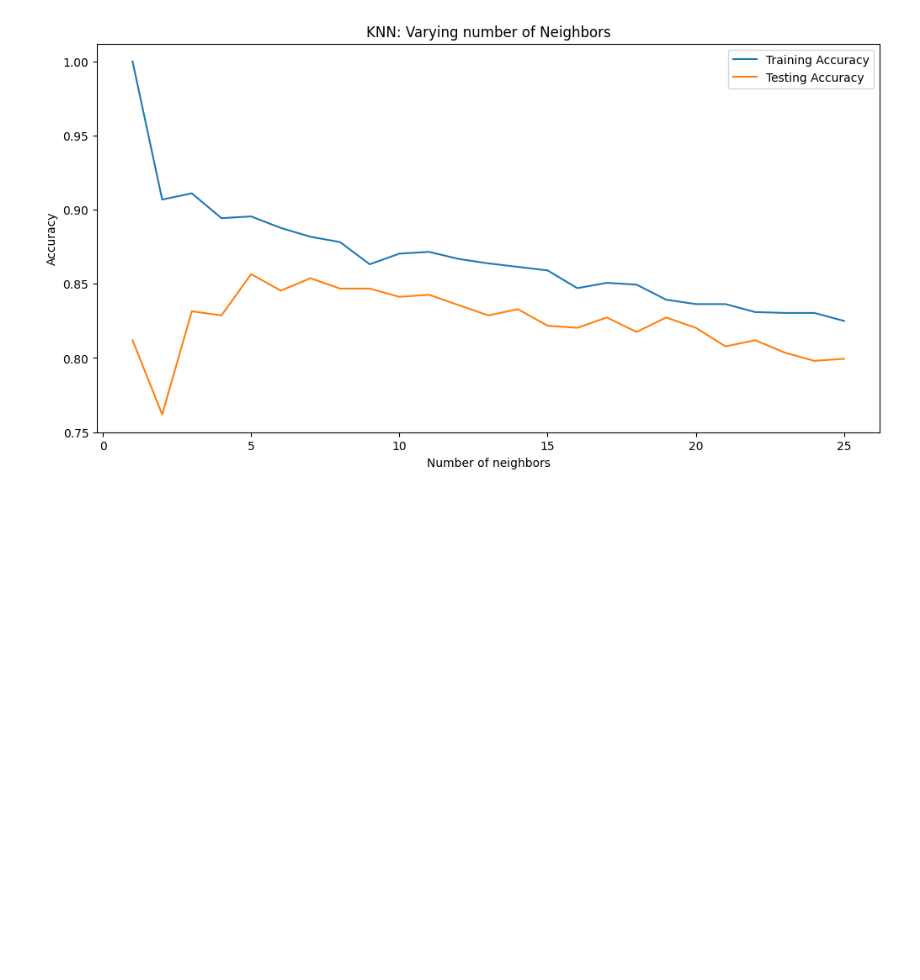
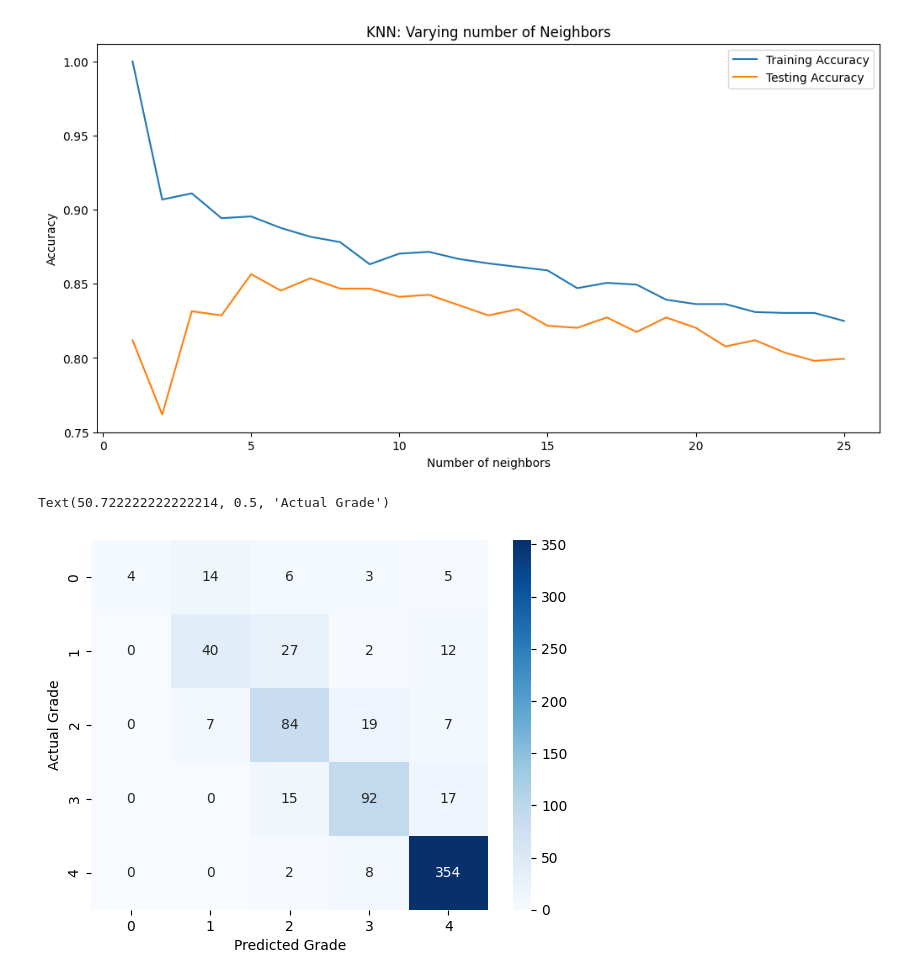
Before and after one commit to yfwjay/student-performance-ml, a Jupyter notebook: notebooks/supervised_classification.ipynb, the cells around one changed output. Saved outputs shown, nothing was run; the diff lists cells and outputs as text; code cells hidden in the pictures; blank space fills up the shorter version.

Commit message:
Learnt Confusion matrix as a metric in classification when we have an imbalnced y target

```diff
--- a/notebooks/supervised_classification.ipynb
+++ b/notebooks/supervised_classification.ipynb
@@ -254,0 +260,12 @@ plt.show()
+# %%
+y_pred = knn.predict(X_test)
+cm = confusion_matrix(y_test , y_pred)
+
+# Difficult to visualizze so we draw a heatmap
+
+sns.heatmap(cm , annot = True , fmt = 'd' , cmap = 'Blues')
+plt.xlabel("Predicted Grade")
+plt.ylabel('Actual Grade')
+# %% [output]
+Text(50.722222222222214, 0.5, 'Actual Grade')
+[figure, added]
```
Also changed, not shown: parts of 5 cells of this notebook.
